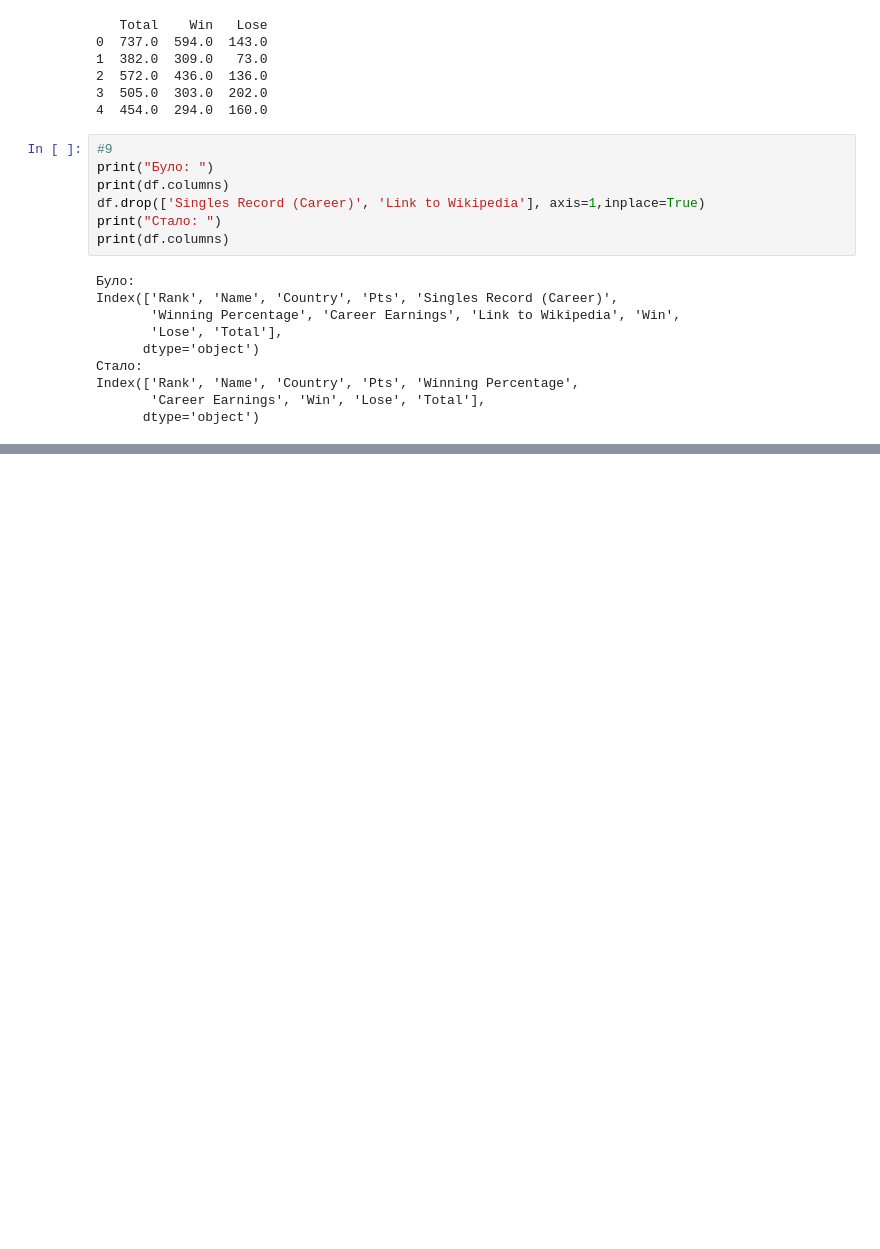
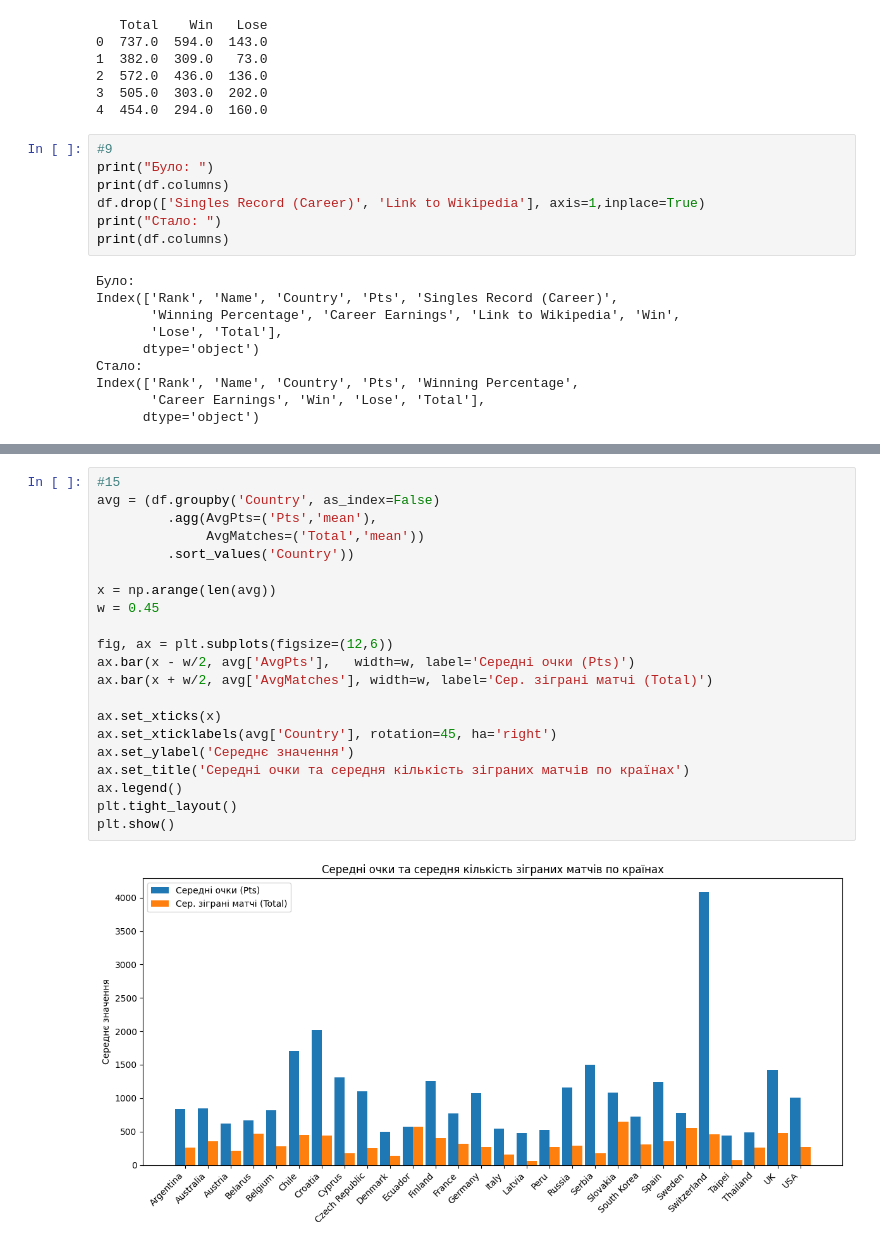
Before and after one commit to nalyvaikoiryna/ml-labs, a Jupyter notebook: Lab1/lab1.ipynb, the cells around one changed output, grey strips where cells are left out. Drawn from its saved outputs; the diff is of its cells as text; blank space fills up the shorter version.

```diff
--- a/Lab1/lab1.ipynb
+++ b/Lab1/lab1.ipynb
@@ -166,0 +268,23 @@ Index(['Rank', 'Name', 'Country', 'Pts', 'Winning Percentage',
+# %%
+#15
+avg = (df.groupby('Country', as_index=False)
+         .agg(AvgPts=('Pts','mean'),
+              AvgMatches=('Total','mean'))
+         .sort_values('Country'))
+
+x = np.arange(len(avg))
+w = 0.45
+
+fig, ax = plt.subplots(figsize=(12,6))
+ax.bar(x - w/2, avg['AvgPts'],   width=w, label='Середні очки (Pts)')
+ax.bar(x + w/2, avg['AvgMatches'], width=w, label='Сер. зіграні матчі (Total)')
+
+ax.set_xticks(x)
+ax.set_xticklabels(avg['Country'], rotation=45, ha='right')
+ax.set_ylabel('Середнє значення')
+ax.set_title('Середні очки та середня кількість зіграних матчів по країнах')
+ax.legend()
+plt.tight_layout()
+plt.show()
+# %% [output]
+[figure, added]
```
Also changed, not shown: parts of 9 cells of this notebook.
